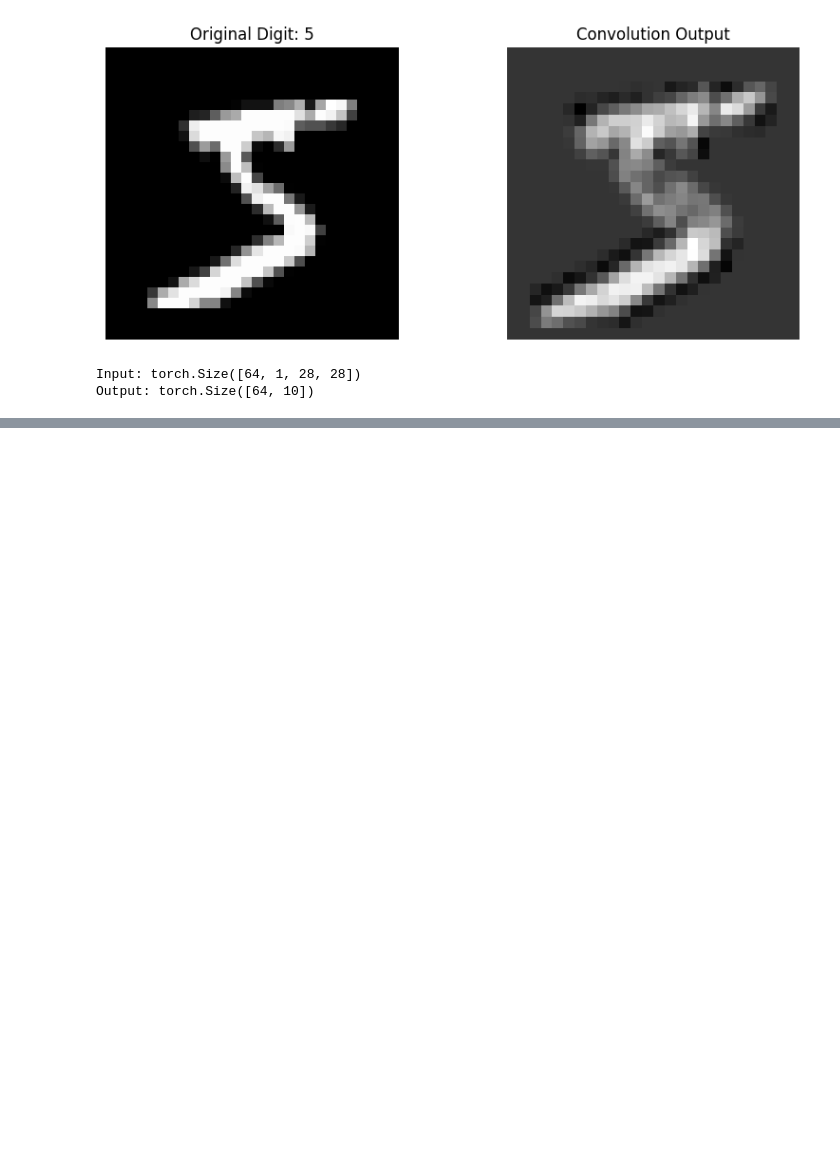
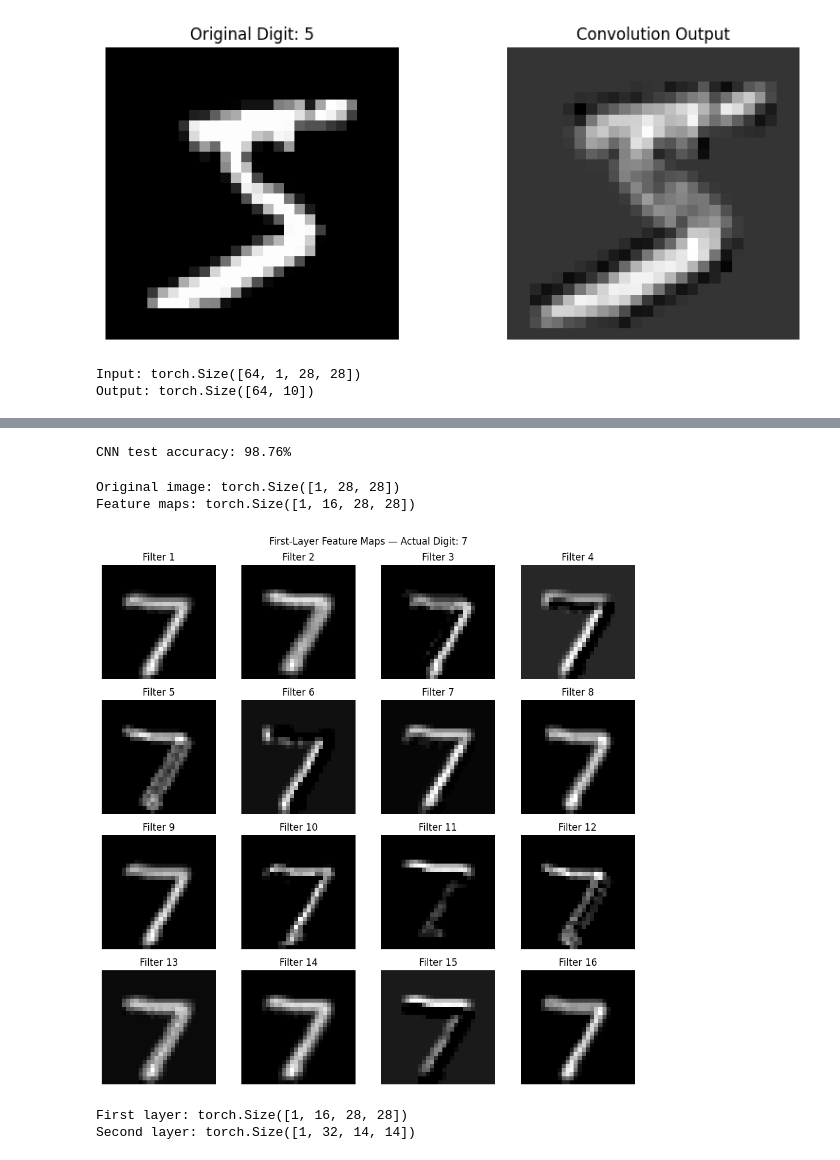
Before and after one commit to jamesonsutton/dgx-ai-phase4-computer-vision, a Jupyter notebook: notebooks/01_cnn_fundamentals.ipynb, the cells around one changed output, grey strips where cells are left out. Drawn from its saved outputs; the diff is of its cells as text; code cells hidden in the pictures; blank space fills up the shorter version.

```diff
--- a/notebooks/01_cnn_fundamentals.ipynb
+++ b/notebooks/01_cnn_fundamentals.ipynb
@@ -260,0 +295,9 @@ torch.Size([64, 10])
+# %%
+#see if it worked
+mages, labels = next(iter(train_loader))
+images = images.to(device)
+
+output = cnn(images)
+
+print("Input shape:", images.shape)
+print("Output shape:", output.shape)
@@ -260,0 +338,67 @@ torch.Size([64, 10])
+# %%
+cnn.eval()
+
+correct_predictions = 0
+total_predictions = 0
+
+with torch.no_grad():
+    for images, labels in test_loader:
+        images = images.to(device)
+        labels = labels.to(device)
+
+        output = cnn(images)
+        prediction = torch.argmax(output, dim=1)
+
+        correct_predictions += (prediction == labels).sum().item()
+        total_predictions += len(labels)
+
+cnn_test_accuracy = correct_predictions / total_predictions
+
+print(f"CNN test accuracy: {cnn_test_accuracy:.2%}")
+# %% [output]
+CNN test accuracy: 98.76%
+# %%
+cnn.eval()
+
+image, label = test_dataset[0]
+
+with torch.no_grad():
+    x = image.unsqueeze(0).to(device)
+
+    conv_output = cnn[0](x)
+    feature_maps = cnn[1](conv_output)
+
+print("Original image:", image.shape)
+print("Feature maps:", feature_maps.shape)
+# %% [output]
+Original image: torch.Size([1, 28, 28])
+Feature maps: torch.Size([1, 16, 28, 28])
+# %%
+fig, axes = plt.subplots(4, 4, figsize=(10, 10))
+
+for i, ax in enumerate(axes.flat):
+    ax.imshow(feature_maps[0, i].detach().cpu(), cmap="gray")
+    ax.set_title(f"Filter {i + 1}")
+    ax.axis("off")
+
+plt.suptitle(f"First-Layer Feature Maps — Actual Digit: {label}")
+plt.tight_layout()
+plt.show()
+# %% [output]
+[figure, added]
+# %%
+cnn.eval()
+
+image, label = test_dataset[0]
+
+with torch.no_grad():
+    x = image.unsqueeze(0).to(device)
+
+    first = cnn[1](cnn[0](x))
+    second = cnn[4](cnn[3](cnn[2](first)))
+
+print("First layer:", first.shape)
+print("Second layer:", second.shape)
+# %% [output]
+First layer: torch.Size([1, 16, 28, 28])
+Second layer: torch.Size([1, 32, 14, 14])
```
Also changed, not shown: parts of 5 cells of this notebook, 1 other file.
